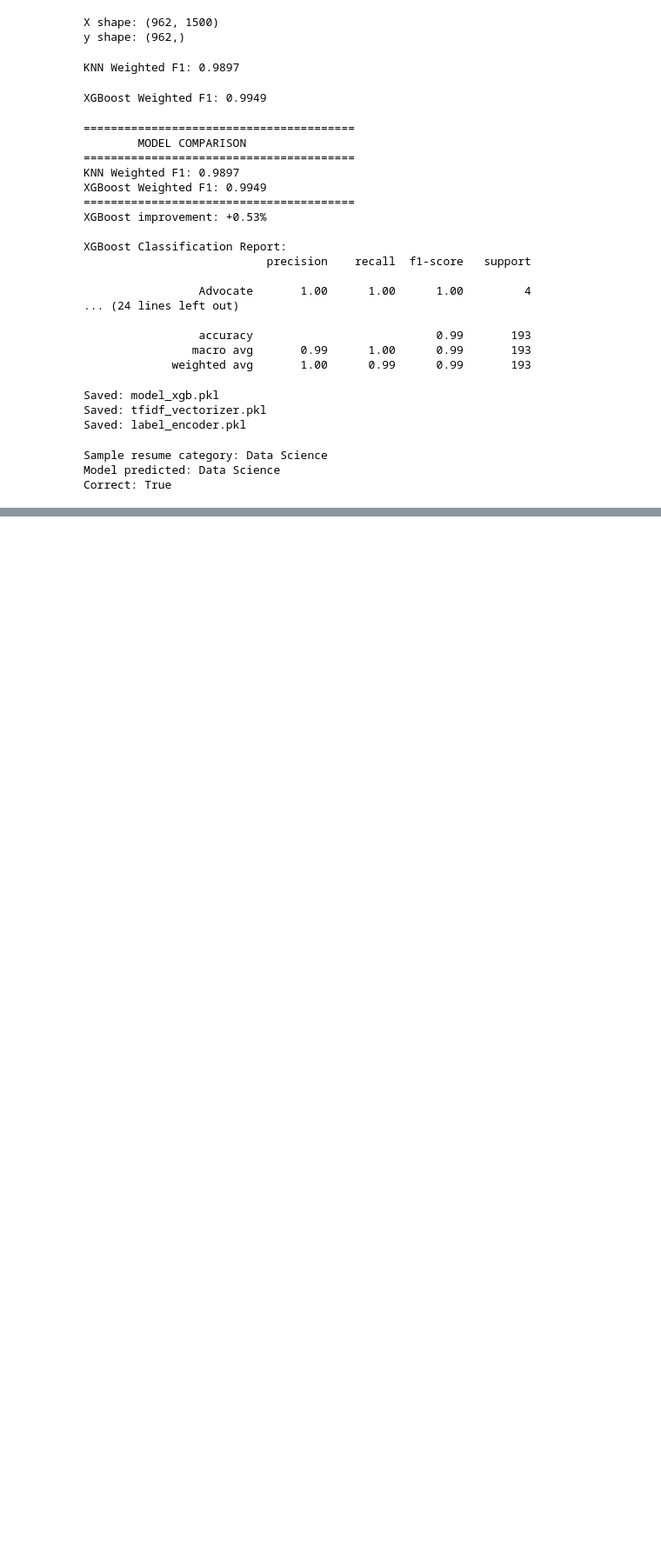
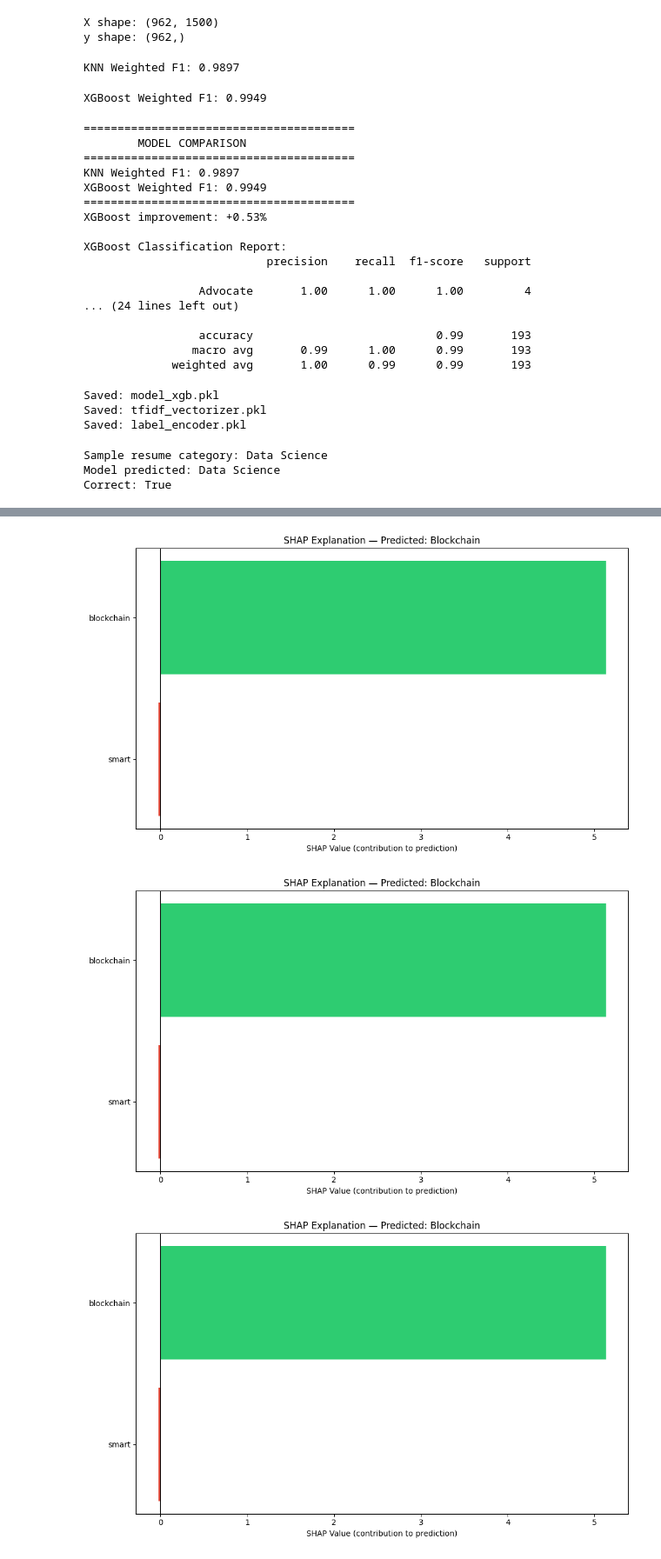
Before and after one commit to Khushii-24/Resume-IQ-Talent-Screening-System, a Jupyter notebook: Untitled.ipynb, the cells around one changed output, grey strips where cells are left out. Shown at 87% size. Saved outputs shown, nothing was run; the diff lists cells and outputs as text; code cells hidden in the pictures; blank space fills up the shorter version.

```diff
--- a/Untitled.ipynb
+++ b/Untitled.ipynb
@@ -258,0 +249,7 @@ Correct: True
+# %%
+# TreeExplainer works directly with XGBoost
+import numpy as np
+explainer = shap.TreeExplainer(xgb_model)
+
+print("Explainer created")
+print(f"Expected value shape: {np.array(explainer.expected_value).shape}")
@@ -258,0 +259,13 @@ Correct: True
+# %%
+sample_idx = 0
+sample_text = df['cleaned'].iloc[sample_idx]
+sample_vector = vectorizer.transform([sample_text])
+
+# Convert sparse matrix to dense array (SHAP needs this)
+sample_dense = sample_vector.toarray()
+
+# Compute SHAP values
+shap_values = explainer.shap_values(sample_dense)
+
+print(f"SHAP values shape: {np.array(shap_values).shape}")
+# Shape will be (25, 1, 1500) — 25 classes, 1 sample, 1500 features
@@ -258,0 +381,28 @@ Correct: True
+# %%
+import matplotlib.pyplot as plt
+
+def plot_shap_bar(sample_text, top_n=10):
+    pred_label, top_words = get_top_shap_words(sample_text, top_n)
+
+    # Sort for plot (most positive at top)
+    top_words = top_words.sort_values('shap_value')
+
+    colors = ['#e74c3c' if v < 0 else '#2ecc71'
+              for v in top_words['shap_value']]
+
+    plt.figure(figsize=(10, 6))
+    plt.barh(top_words['word'], top_words['shap_value'], color=colors)
+    plt.axvline(x=0, color='black', linewidth=0.8)
+    plt.title(f'SHAP Explanation — Predicted: {pred_label}')
+    plt.xlabel('SHAP Value (contribution to prediction)')
+    plt.tight_layout()
+    plt.show()
+
+# Test on a few resumes
+plot_shap_bar(df['cleaned'].iloc[0])
+plot_shap_bar(df['cleaned'].iloc[5])
+plot_shap_bar(df['cleaned'].iloc[10])
+# %% [output]
+[figure, added]
+[figure, added]
+[figure, added]
```
Also changed, not shown: parts of 22 cells of this notebook, 4 other files.
